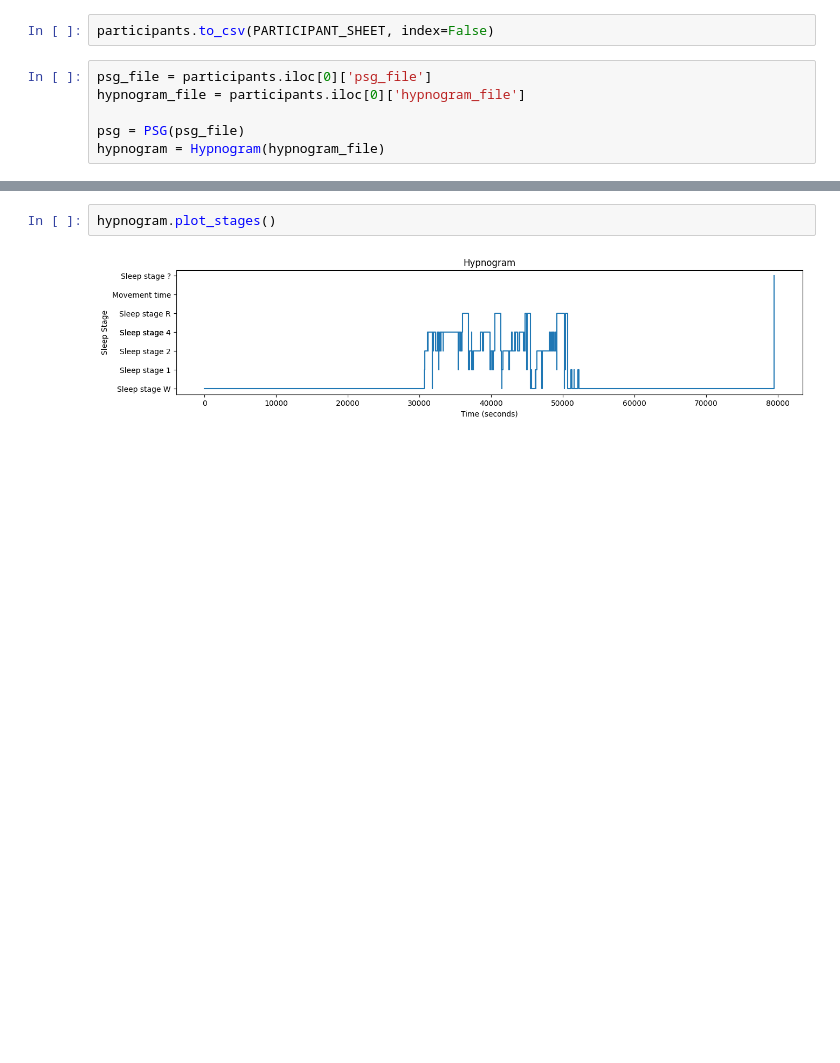
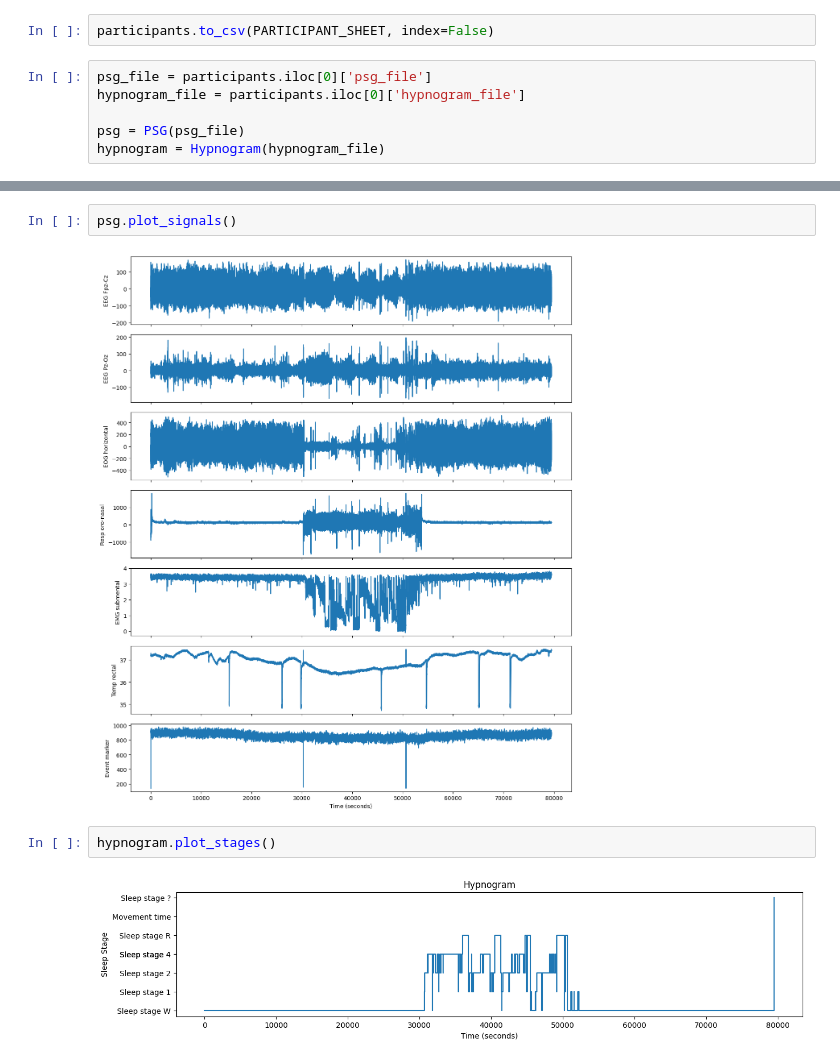
Before and after one commit to iajaykarthick/SleepStageClassifier, a Jupyter notebook: notebooks/00_load_and_explore_data.ipynb, the cells around one changed output, grey strips where cells are left out. Drawn from its saved outputs; the diff is of its cells as text; blank space fills up the shorter version.

Commit message:
Add plot_signals and plot_all_signals_with_stages methods

```diff
--- a/notebooks/00_load_and_explore_data.ipynb
+++ b/notebooks/00_load_and_explore_data.ipynb
@@ -129,3 +118,7 @@ for signal_label in psg.get_signal_labels():
+# %%
+psg.plot_signals()
+# %% [output]
+[figure, added]
 # %%
 hypnogram.plot_stages()
 # %% [output]
```
Also changed, not shown: parts of 5 cells of this notebook, 3 other files.
